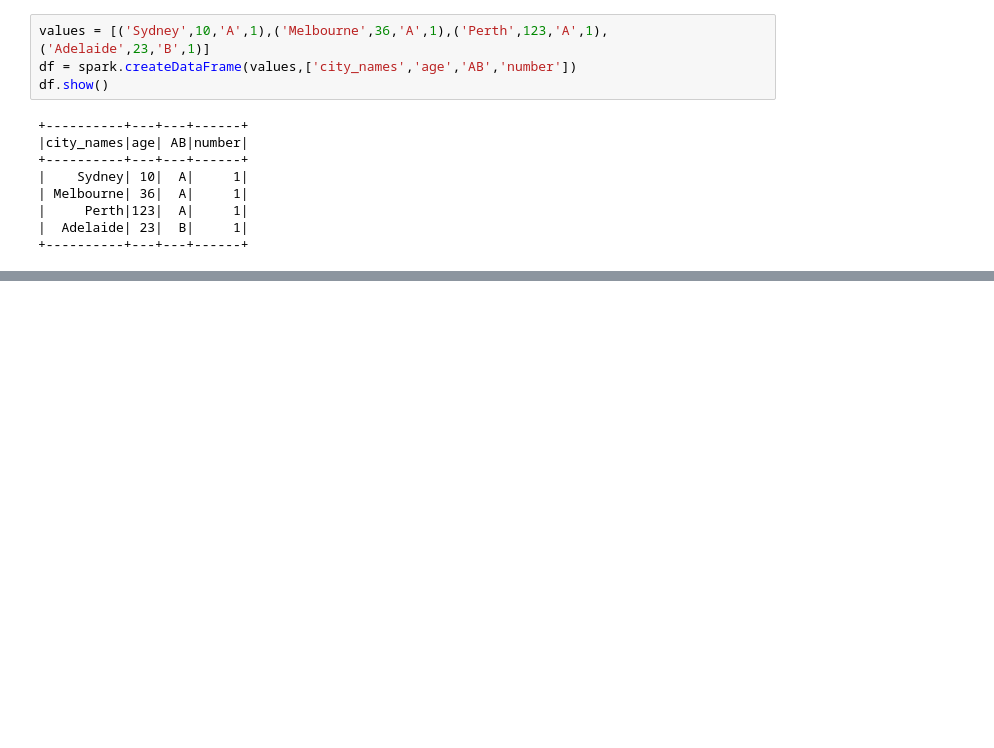
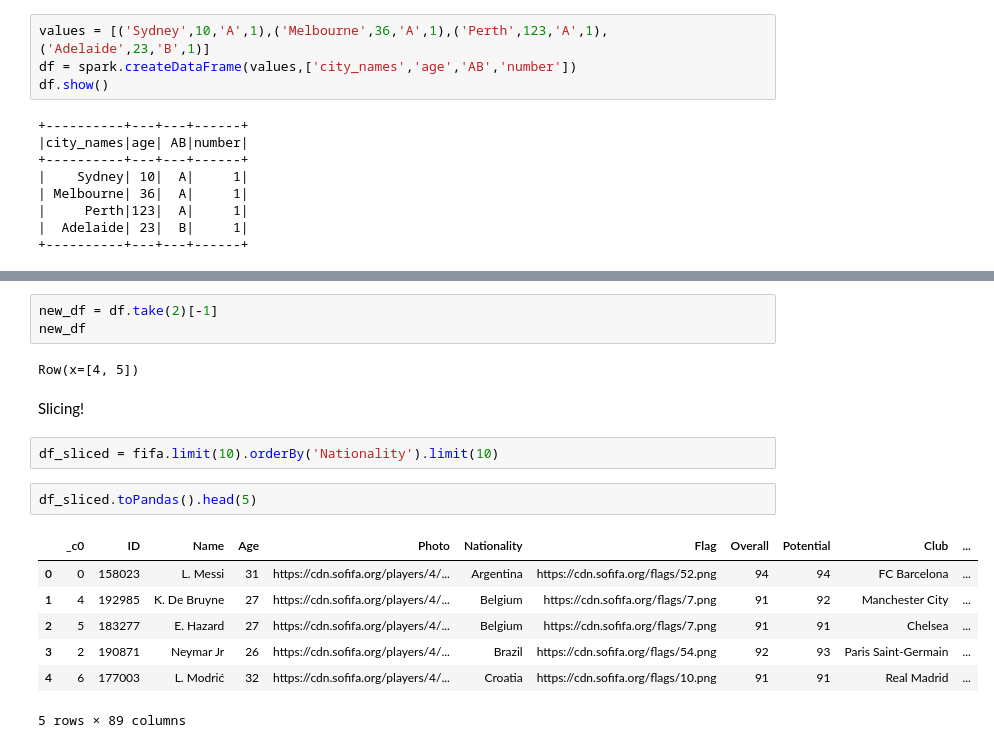
Before and after one commit to citysiva180/PySpark_Exclusive_Learning, a Jupyter notebook: PySpark_Essentials_by_LAYLA.ipynb, the cells around one changed output, grey strips where cells are left out. Cells and saved outputs as stored; diff of their text form; blank space fills up the shorter version.

```diff
--- a/PySpark_Essentials_by_LAYLA.ipynb
+++ b/PySpark_Essentials_by_LAYLA.ipynb
@@ -636,0 +826,19 @@ df.show()
+# %%
+new_df = df.take(2)[-1]
+new_df
+# %% [output]
+Row(x=[4, 5])
+# %% [markdown]
+Slicing!
+# %%
+df_sliced = fifa.limit(10).orderBy('Nationality').limit(10)
+# %%
+df_sliced.toPandas().head(5)
+# %% [output]
+|  | _c0 | ID | Name | Age | Photo | Nationality | Flag | Overall | Potential | Club | ... |
+| 0 | 0 | 158023 | L. Messi | 31 | https://cdn.sofifa.org/players/4/... | Argentina | https://cdn.sofifa.org/flags/52.png | 94 | 94 | FC Barcelona | ... |
+| 1 | 4 | 192985 | K. De Bruyne | 27 | https://cdn.sofifa.org/players/4/... | Belgium | https://cdn.sofifa.org/flags/7.png | 91 | 92 | Manchester City | ... |
+| 2 | 5 | 183277 | E. Hazard | 27 | https://cdn.sofifa.org/players/4/... | Belgium | https://cdn.sofifa.org/flags/7.png | 91 | 91 | Chelsea | ... |
+| 3 | 2 | 190871 | Neymar Jr | 26 | https://cdn.sofifa.org/players/4/... | Brazil | https://cdn.sofifa.org/flags/54.png | 92 | 93 | Paris Saint-Germain | ... |
+| 4 | 6 | 177003 | L. Modrić | 32 | https://cdn.sofifa.org/players/4/... | Croatia | https://cdn.sofifa.org/flags/10.png | 91 | 91 | Real Madrid | ... |
+5 rows × 89 columns
```
Also changed, not shown: parts of 34 cells of this notebook.
